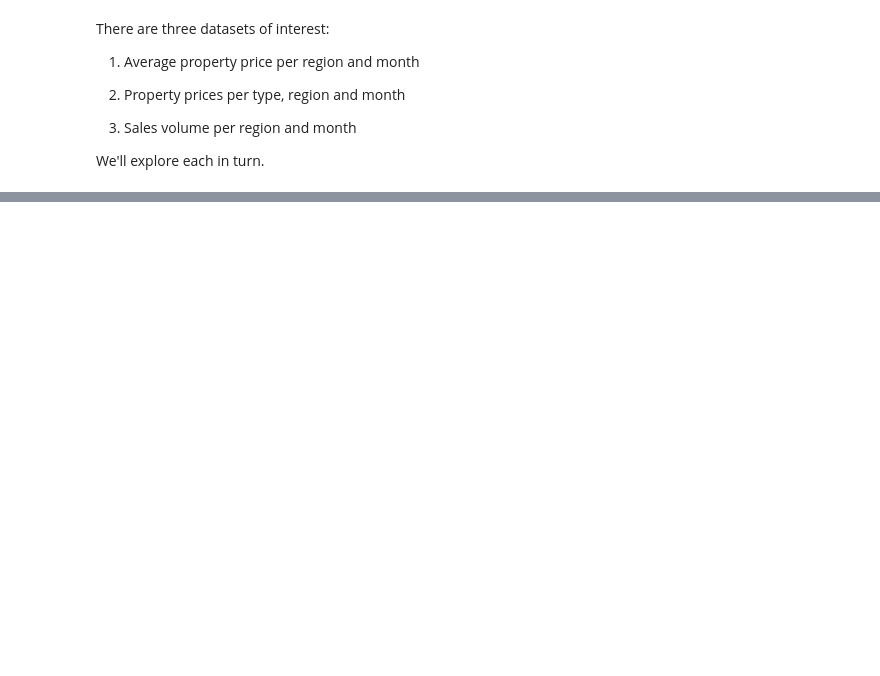
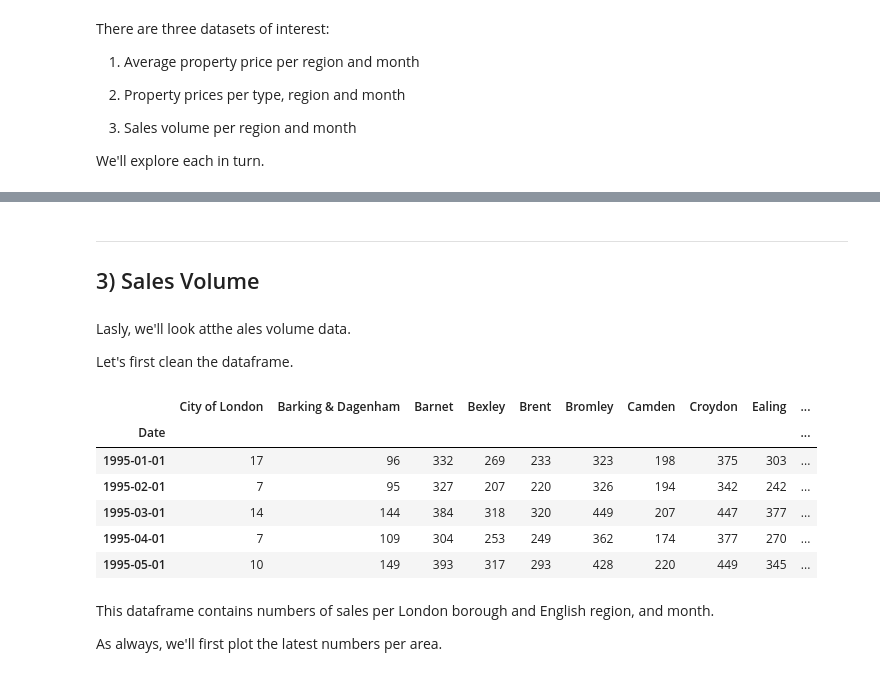
Before and after one commit to kohl-carmen/London-Housing, a Jupyter notebook: London_Housing.ipynb, the cells around one changed output, grey strips where cells are left out. Saved outputs shown, nothing was run; the diff lists cells and outputs as text; code cells hidden in the pictures; blank space fills up the shorter version.

```diff
--- a/London_Housing.ipynb
+++ b/London_Housing.ipynb
@@ -553,0 +375,57 @@ Trough years:
+# %% [markdown]
+
+
+---
+
+
+## 3) Sales Volume
+# %% [markdown]
+Lasly, we'll look atthe ales volume data.
+
+Let's first clean the dataframe.
+# %%
+# - clean dataframe -
+
+# drop empty row
+df_sales_volume = df_sales_volume.drop(df_sales_volume.index[0])
+# format date column and make it index
+df_sales_volume.rename(columns = {'Unnamed: 0':'Date'}, inplace = True)
+df_sales_volume.Date = pd.to_datetime(df_sales_volume.Date)
+df_sales_volume = df_sales_volume.set_index('Date')
+# check for missing values
+df_sales_volume. isnull().values.any()
+# standardise string formatting
+for key in df_sales_volume:
+  if key.isupper():
+    newkey = key[0] + key[1:].lower()
+    if ' ' in key:
+      for s in range(0,len(newkey)):
+        if newkey[s].isspace():
+          newkey = newkey[0:s+1] + newkey[s+1].upper() + newkey[s+2:]
+    df_sales_volume = df_sales_volume.rename(columns={key: newkey})
+
+rows, columns = df_sales_volume.shape
+df_sales_volume.head()
+
+#london boroughs
+df_ldn = df_sales_volume
+df_ldn = df_ldn.drop(columns=ldn_summary)
+df_ldn = df_ldn.drop(columns=engl_regions)
+df_ldn = df_ldn.drop(columns='England')
+
+#england
+df_engl = df_sales_volume[engl_regions]
+
+df_ldn.head()
+# %% [output]
+|  | City of London | Barking & Dagenham | Barnet | Bexley | Brent | Bromley | Camden | Croydon | Ealing | ... |
+| Date |  |  |  |  |  |  |  |  |  | ... |
+| 1995-01-01 | 17 | 96 | 332 | 269 | 233 | 323 | 198 | 375 | 303 | ... |
+| 1995-02-01 | 7 | 95 | 327 | 207 | 220 | 326 | 194 | 342 | 242 | ... |
+| 1995-03-01 | 14 | 144 | 384 | 318 | 320 | 449 | 207 | 447 | 377 | ... |
+| 1995-04-01 | 7 | 109 | 304 | 253 | 249 | 362 | 174 | 377 | 270 | ... |
+| 1995-05-01 | 10 | 149 | 393 | 317 | 293 | 428 | 220 | 449 | 345 | ... |
+# %% [markdown]
+This dataframe contains numbers of sales per London borough and English region, and month.
+
+As always, we'll first plot the latest numbers per area.
```
Also changed, not shown: parts of 61 cells of this notebook.
